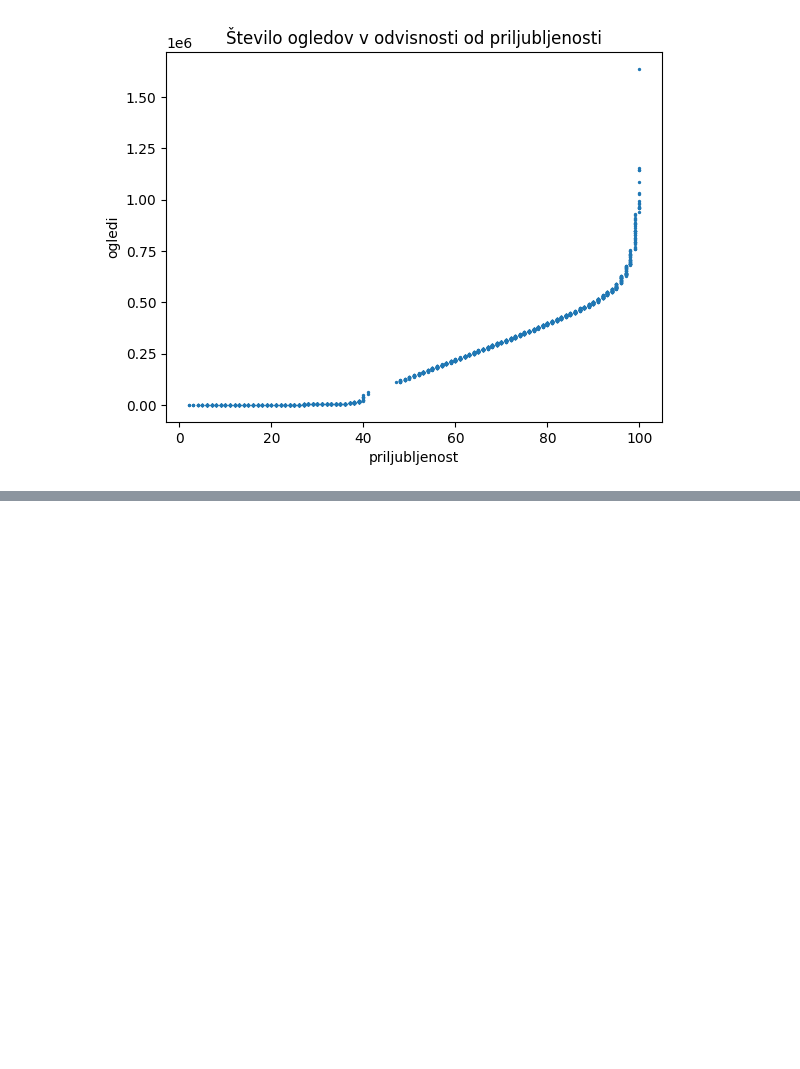
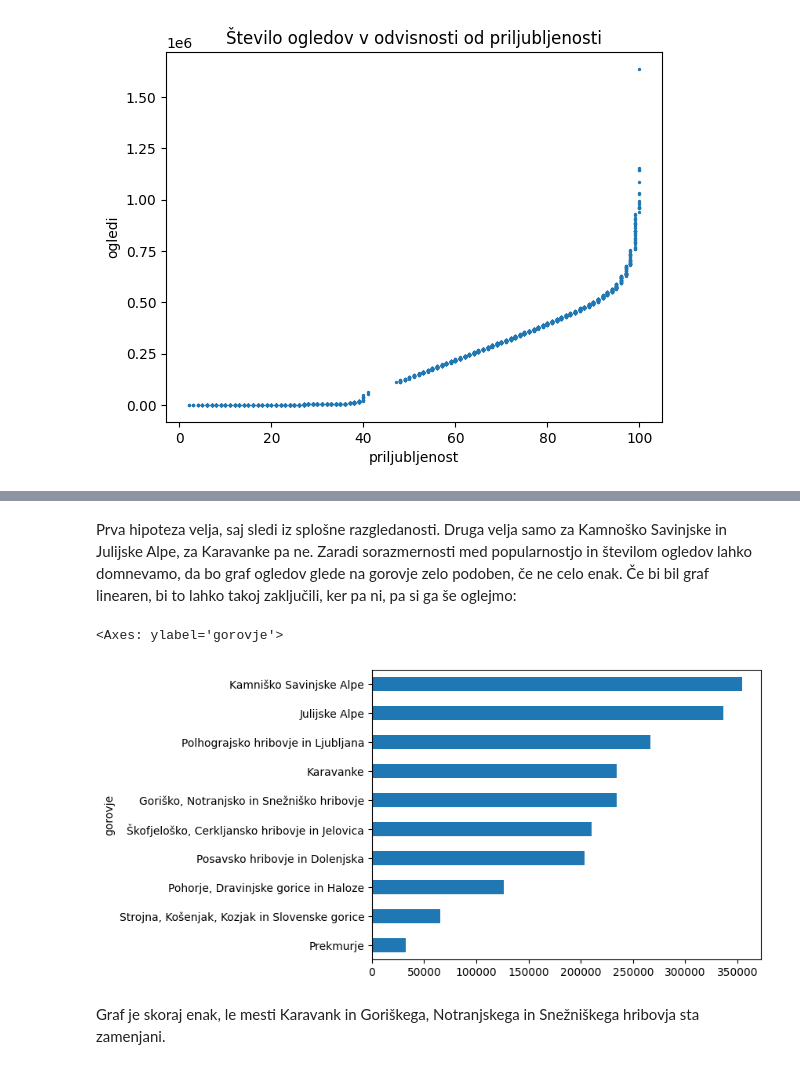
Before and after one commit to emazunter/UVP-projektna-naloga, a Jupyter notebook: analiza_podatkov.ipynb, the cells around one changed output, grey strips where cells are left out. Drawn from its saved outputs; the diff is of its cells as text; code cells hidden in the pictures; blank space fills up the shorter version.

```diff
--- a/analiza_podatkov.ipynb
+++ b/analiza_podatkov.ipynb
@@ -128 +170,13 @@ visine_po_gorovjih.plot.bar()
+# %% [markdown]
+Prva hipoteza velja, saj sledi iz splošne razgledanosti. Druga velja samo za Kamnoško Savinjske in Julijske Alpe, za Karavanke pa ne.
+Zaradi sorazmernosti med popularnostjo in številom ogledov lahko domnevamo, da bo graf ogledov glede na gorovje zelo podoben, če ne celo enak. Če bi bil graf linearen, bi to lahko takoj zaključili, ker pa ni, pa si ga še oglejmo:
+# %%
+ogledi_po_gorovjih = gore.groupby(by='gorovje')['ogledi'].mean()
+ogledi_po_gorovjih.sort_values(inplace=True, ascending=True)
+ogledi_po_gorovjih.plot.barh()
+# %% [output]
+<Axes: ylabel='gorovje'>
+[figure, added]
+# %% [markdown]
+Graf je skoraj enak, le mesti Karavank in Goriškega, Notranjskega in Snežniškega hribovja sta zamenjani.
 # %% [markdown]
```
Also changed, not shown: parts of 13 cells of this notebook.
